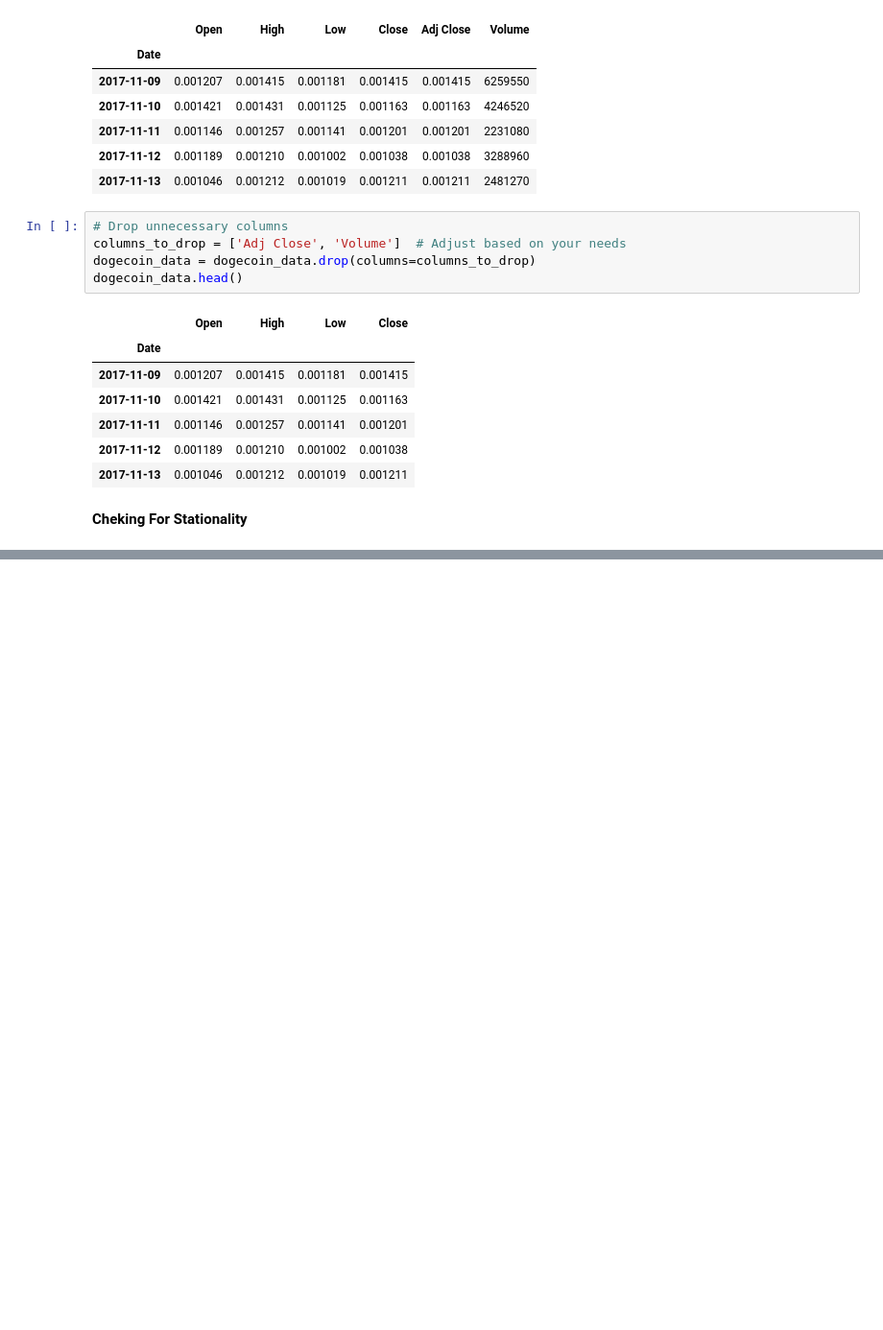
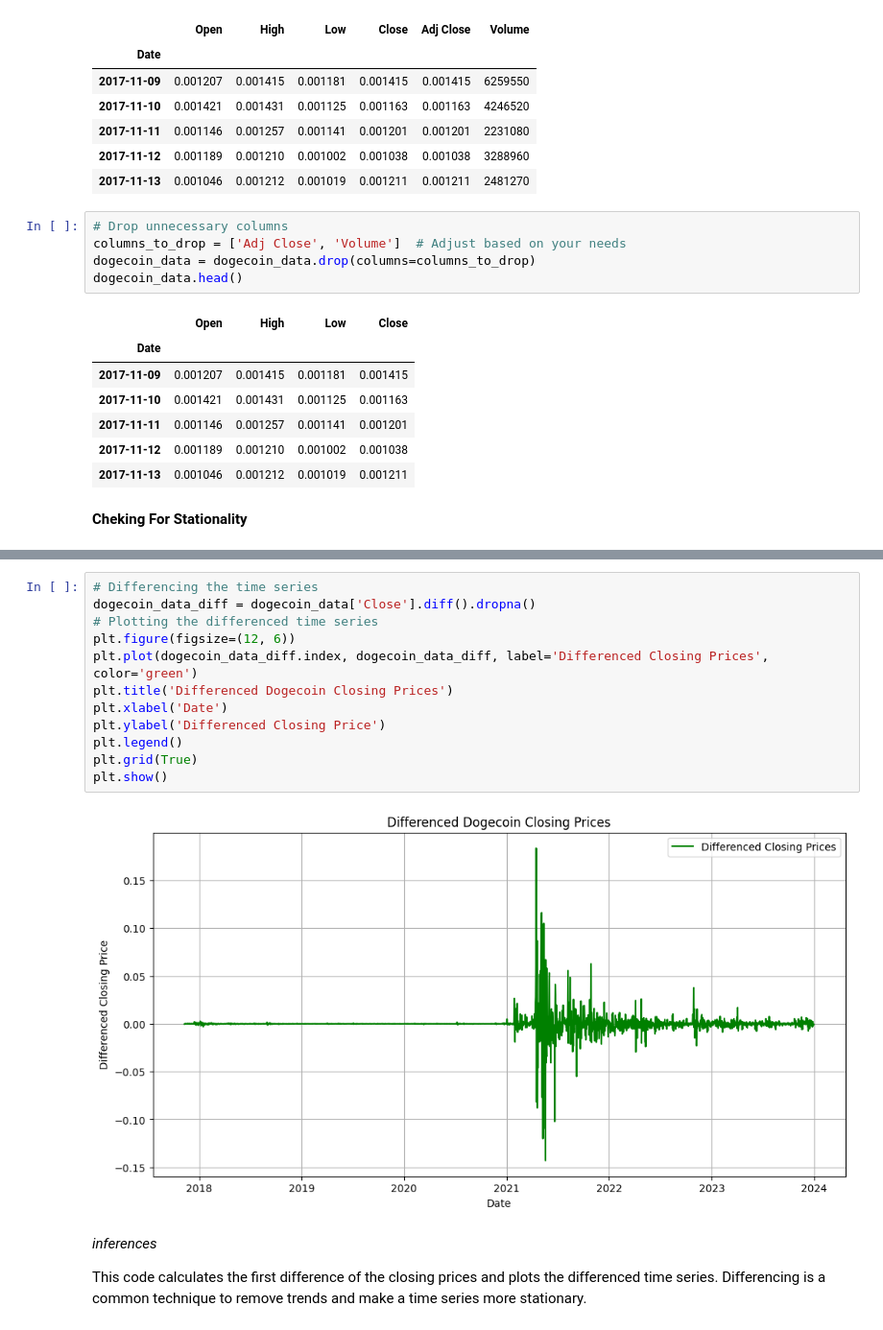
Before and after one commit to paulmachau/Dogecion-Historical-Prices, a Jupyter notebook: Dogecoin_price_prediction_LSTM.ipynb, the cells around one changed output, grey strips where cells are left out. Shown at 96% size. Drawn from its saved outputs; the diff is of its cells as text; blank space fills up the shorter version.

```diff
--- a/Dogecoin_price_prediction_LSTM.ipynb
+++ b/Dogecoin_price_prediction_LSTM.ipynb
@@ -383,0 +417,18 @@ dogecoin_data.head()
+# %%
+# Differencing the time series
+dogecoin_data_diff = dogecoin_data['Close'].diff().dropna()
+# Plotting the differenced time series
+plt.figure(figsize=(12, 6))
+plt.plot(dogecoin_data_diff.index, dogecoin_data_diff, label='Differenced Closing Prices', color='green')
+plt.title('Differenced Dogecoin Closing Prices')
+plt.xlabel('Date')
+plt.ylabel('Differenced Closing Price')
+plt.legend()
+plt.grid(True)
+plt.show()
+# %% [output]
+[figure, added]
+# %% [markdown]
+*inferences*
+
+This code calculates the first difference of the closing prices and plots the differenced time series. Differencing is a common technique to remove trends and make a time series more stationary.
```
Also changed, not shown: parts of 5 cells of this notebook.
